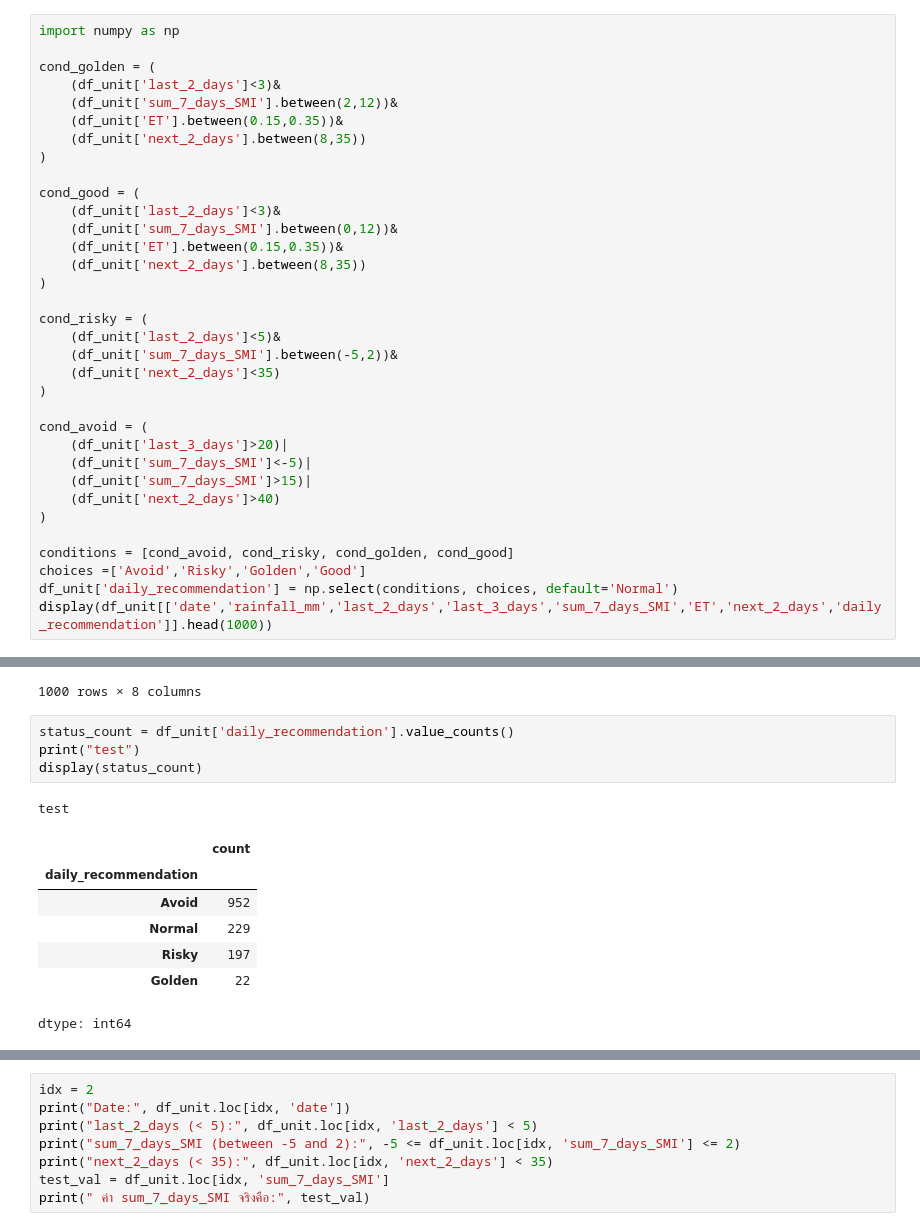
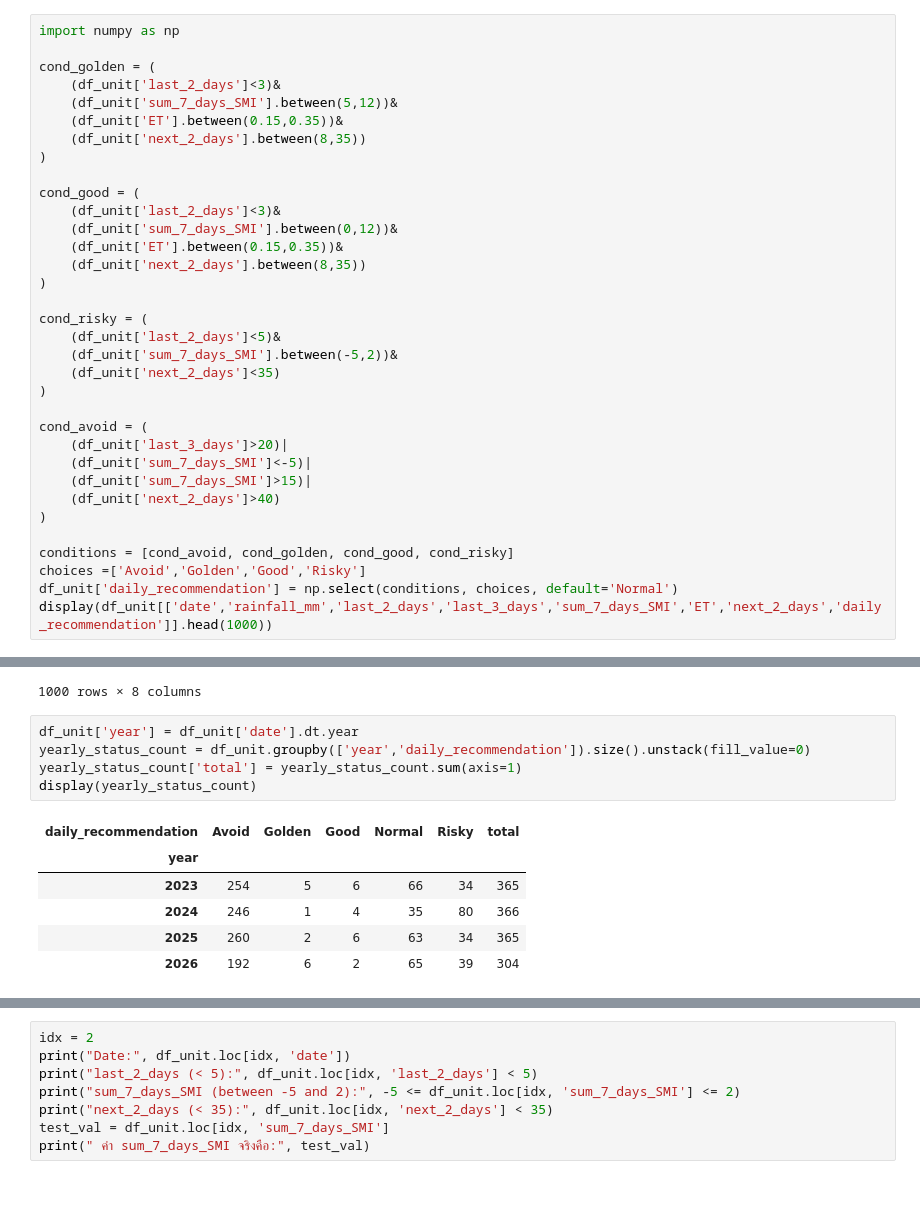
Before and after one commit to Alynn-P/nathamon_portfolio, a Jupyter notebook: weather_data_for_close_loop_project.ipynb, the cells around one changed output, grey strips where cells are left out. Cells and saved outputs as stored; diff of their text form; blank space fills up the shorter version.

```diff
--- a/weather_data_for_close_loop_project.ipynb
+++ b/weather_data_for_close_loop_project.ipynb
@@ -104,7 +104,7 @@ import numpy as np
 
 cond_golden = (
     (df_unit['last_2_days']<3)&
-    (df_unit['sum_7_days_SMI'].between(2,12))&
+    (df_unit['sum_7_days_SMI'].between(5,12))&
     (df_unit['ET'].between(0.15,0.35))&
     (df_unit['next_2_days'].between(8,35))
 )
@@ -129,8 +129,8 @@ cond_avoid = (
     (df_unit['next_2_days']>40)
 )
 
-conditions = [cond_avoid, cond_risky, cond_golden, cond_good]
-choices =['Avoid','Risky','Golden','Good']
+conditions = [cond_avoid, cond_golden, cond_good, cond_risky]
+choices =['Avoid','Golden','Good','Risky']
 df_unit['daily_recommendation'] = np.select(conditions, choices, default='Normal')
 display(df_unit[['date','rainfall_mm','last_2_days','last_3_days','sum_7_days_SMI','ET','next_2_days','daily_recommendation']].head(1000))
 # %% [output]
@@ -147,19 +147,18 @@ display(df_unit[['date','rainfall_mm','last_2_days','last_3_days','sum_7_days_SM
 | 998 | 2025-09-25 | 2.2352 | 0.9144 | 0.9144 | 3.847244 | 0.272524 | 8.4836 | ... |
 | 999 | 2025-09-26 | 1.9050 | 2.6416 | 3.1496 | 5.013643 | 0.103517 | 26.8732 | ... |
 1000 rows × 8 columns
-# %%
-status_count = df_unit['daily_recommendation'].value_counts()
-print("test")
-display(status_count)
-# %% [output]
-test
-|  | count |
-| daily_recommendation |  |
-| Avoid | 952 |
-| Normal | 229 |
-| Risky | 197 |
-| Golden | 22 |
-dtype: int64
+# %%
+df_unit['year'] = df_unit['date'].dt.year
+yearly_status_count = df_unit.groupby(['year','daily_recommendation']).size().unstack(fill_value=0)
+yearly_status_count['total'] = yearly_status_count.sum(axis=1)
+display(yearly_status_count)
+# %% [output]
+| daily_recommendation | Avoid | Golden | Good | Normal | Risky | total |
+| year |  |  |  |  |  |  |
+| 2023 | 254 | 5 | 6 | 66 | 34 | 365 |
+| 2024 | 246 | 1 | 4 | 35 | 80 | 366 |
+| 2025 | 260 | 2 | 6 | 63 | 34 | 365 |
+| 2026 | 192 | 6 | 2 | 65 | 39 | 304 |
 # %%
 print(df_unit[['last_2_days','last_3_days','sum_7_days_SMI','ET','next_2_days']].describe())
 # %% [output]
```
Also changed, not shown: parts of 1 cell of this notebook.
